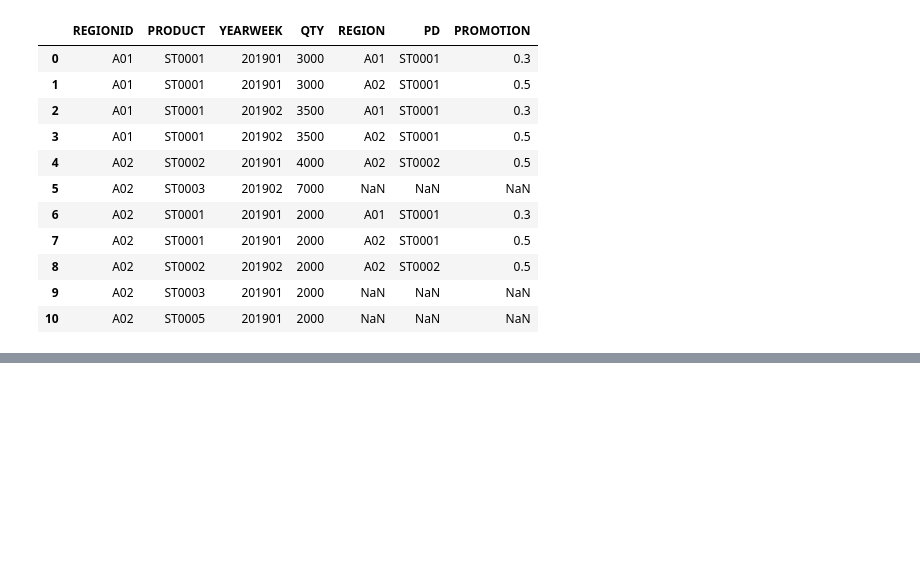
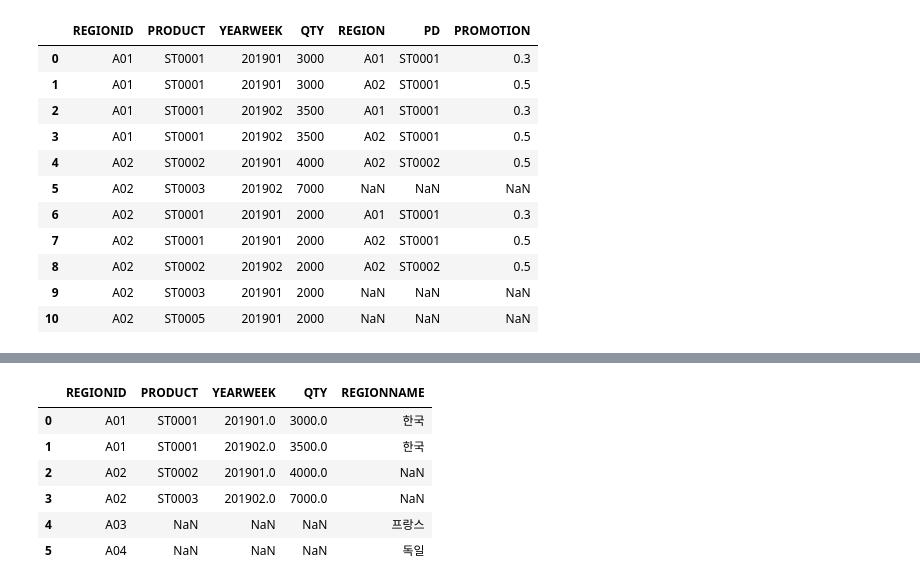
Before and after one commit to ki-ottl/python, a Jupyter notebook: Session05 - 데이터 분석 및 데이터 전처리/09. 데이터 병합하기(join).ipynb, the cells around one changed output, grey strips where cells are left out. Cells and saved outputs as stored; diff of their text form; code cells hidden in the pictures; blank space fills up the shorter version.

```diff
--- a/Session05 - 데이터 분석 및 데이터 전처리/09. 데이터 병합하기(join).ipynb
+++ b/Session05 - 데이터 분석 및 데이터 전처리/09. 데이터 병합하기(join).ipynb
@@ -407,0 +426,5 @@ mergeResult # 키를 오설정하여, 데이터가 증폭되었다.
+# %%
+targetRegion = ["A01", "A03", "A04" ]
+# %%
+joinMaster2 = joinMaster.loc[ joinMaster.REGIONID.isin(targetRegion) ]
+joinMaster2
@@ -407,0 +476,16 @@ mergeResult # 키를 오설정하여, 데이터가 증폭되었다.
+# %%
+# outer join은 오른쪽 데이터는 다 살린다
+mergeResult = pd.merge(left = joinSellout,
+                       right = joinMaster2,
+                       left_on= "REGIONID",
+                       right_on ="REGIONID",
+                       how="outer")
+mergeResult
+# %% [output]
+|  | REGIONID | PRODUCT | YEARWEEK | QTY | REGIONNAME |
+| 0 | A01 | ST0001 | 201901.0 | 3000.0 | 한국 |
+| 1 | A01 | ST0001 | 201902.0 | 3500.0 | 한국 |
+| 2 | A02 | ST0002 | 201901.0 | 4000.0 | NaN |
+| 3 | A02 | ST0003 | 201902.0 | 7000.0 | NaN |
+| 4 | A03 | NaN | NaN | NaN | 프랑스 |
+| 5 | A04 | NaN | NaN | NaN | 독일 |
```
Also changed, not shown: parts of 7 cells of this notebook.
